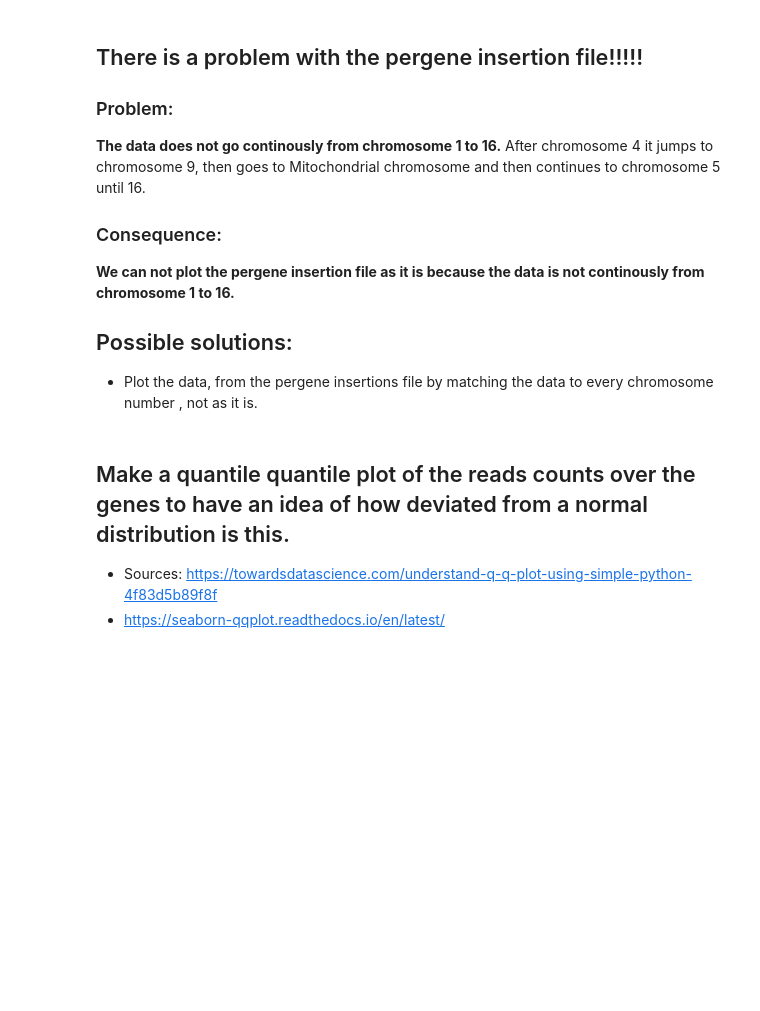
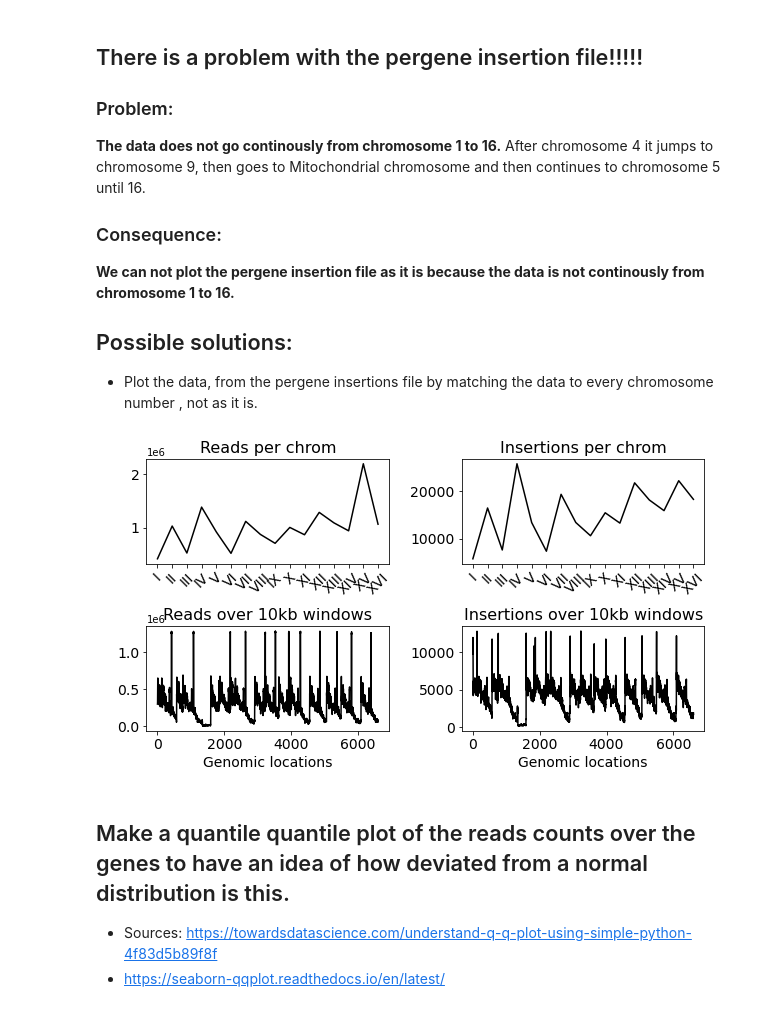
Before and after one commit to SATAY-LL/comparative-analysis-among-strains, a Jupyter notebook: src/normalization_procedures_satay_data.ipynb, the cells around one changed output. Cells and saved outputs as stored; diff of their text form; code cells hidden in the pictures; blank space fills up the shorter version.

```diff
--- a/src/normalization_procedures_satay_data.ipynb
+++ b/src/normalization_procedures_satay_data.ipynb
@@ -604,6 +622,59 @@ fig.savefig("../figures/figures_thesis_chapter_2/linear_relationships-data.png",
 - Plot the data, from the pergene insertions file by matching the data to every chromosome number , not as it is.
 # %%
 ## Compare different libraries
+# %%
+## Make the following plots:
+
+# 1. Plot the reads per chrom
+# 2. Plot the insertions per chrom
+# 3. Plot the reads over the 10kb windows
+# 4. Plot the insertions over the 10kb windows
+
+data=data_norm_pd.loc["wt_merged"]
+
+fig,ax=plt.subplots(nrows=2,ncols=2,figsize=(10,5))
+plt.subplots_adjust(hspace=0.6,wspace=0.3)
+
+chrom=["I","II","III","IV","V","VI","VII","VIII","IX","X","XI","XII","XIII","XIV","XV","XVI"]
+x_reads=[]
+x_insertions=[]
+for chr in chrom:
+    x_reads.append(reads_per_chrom_pd.loc["wt_merged"][chr])
+    x_insertions.append(insertions_per_chrom_pd.loc["wt_merged"][chr])
+
+
+sns.lineplot(data=x_reads,ax=ax[0,0],color="black",ci="sd",err_style="band");
+ax[0,0].set_xticks(np.arange(0,len(chrom),1))
+ax[0,0].set_xticklabels(chrom,rotation=45,fontsize=12);
+ax[0,0].set_title("Reads per chrom",fontsize=16)
+
+sns.lineplot(data=x_insertions,ax=ax[0,1],color="black",ci="sd",err_style="band");
+ax[0,1].set_xticks(np.arange(0,len(chrom),1))
+ax[0,1].set_xticklabels(chrom,rotation=45,fontsize=12);
+ax[0,1].set_title("Insertions per chrom",fontsize=16)
+
+
+sns.lineplot(data=data["reads_over_windows"],ax=ax[1,0],color="black",ci="sd",err_style="band");
+
+ax[1,0].set_title("Reads over 10kb windows",fontsize=16)
+ax[1,0].set_ylabel(" ")
+# ax[1,0].tick_params(axis='x', labelsize=12)
+ax[1,0].set_xlabel("Genomic locations",fontsize=14)
+
+sns.lineplot(data=data["insertions_over_windows"],ax=ax[1,1],color="black",ci="sd",err_style="band");
+
+ax[1,1].set_title("Insertions over 10kb windows",fontsize=16)
+ax[1,1].set_ylabel(" ")
+ax[1,1].set_xlabel("Genomic locations",fontsize=14)
+
+for i in range(ax.shape[0]):
+    for j in range(ax.shape[1]):
+        ax[i,j].tick_params(axis='x', labelsize=14)
+        ax[i,j].tick_params(axis='y', labelsize=14)
+
+fig.savefig("../figures/figures_thesis_chapter_2/reads_insertions_per_chrom.png",bbox_inches="tight",dpi=400)
+# %% [output]
+[figure, added]
 # %% [markdown]
 ## Make a quantile quantile plot of the reads counts over the genes to have an idea of how deviated from a normal distribution is this.
 
```
Also changed, not shown: parts of 3 cells of this notebook, 1 other file.
